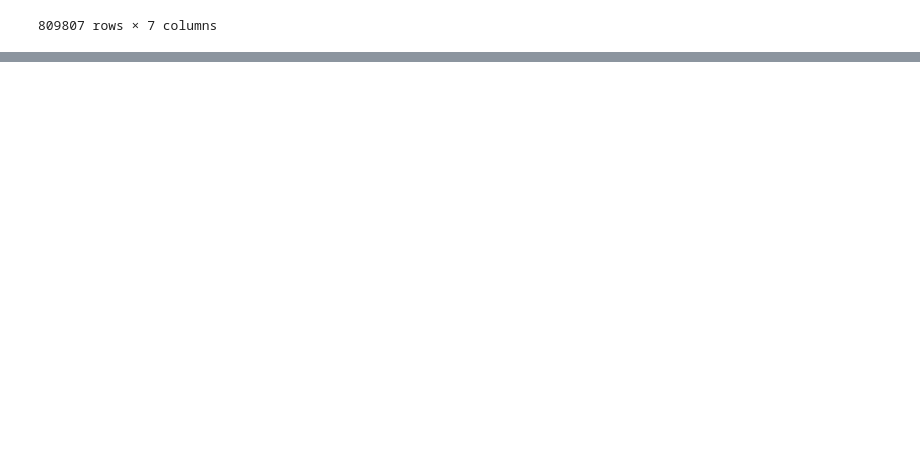
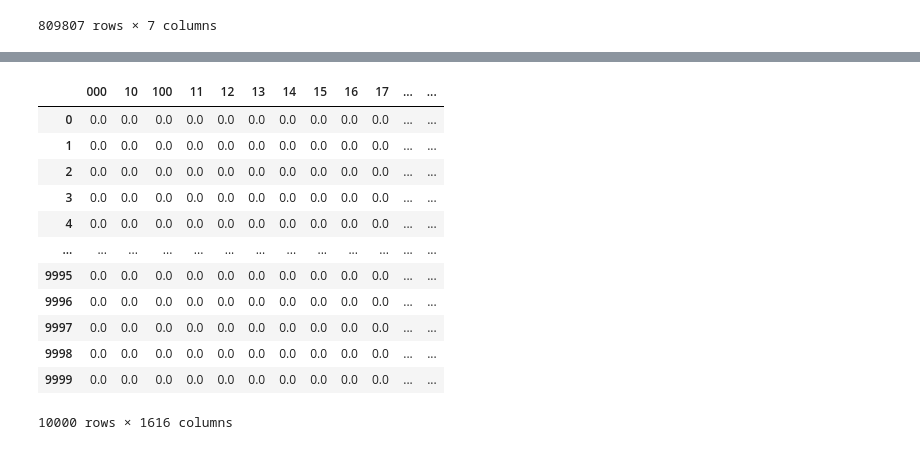
Before and after one commit to DMODPevahouse/ai_enabled_system, a Jupyter notebook: modal_movie_review_analyzer/exploratory_analysis.ipynb, the cells around one changed output, grey strips where cells are left out. Saved outputs shown, nothing was run; the diff lists cells and outputs as text; code cells hidden in the pictures; blank space fills up the shorter version.

Commit message:
closing in on movie review

```diff
--- a/modal_movie_review_analyzer/exploratory_analysis.ipynb
+++ b/modal_movie_review_analyzer/exploratory_analysis.ipynb
@@ -616,0 +625,2 @@ to_export_df
+# %%
+model = Movie_Review_Model("output.csv")
@@ -616,0 +647,28 @@ to_export_df
+# %%
+model.train()
+# %%
+import pickle
+
+# save the model to a file
+with open('model.pkl', 'wb') as f:
+    pickle.dump(model, f)
+
+# load the model from the file
+with open('model.pkl', 'rb') as f:
+    loaded_model = pickle.load(f)
+# %%
+loaded_model.etl.data
+# %% [output]
+|  | 000 | 10 | 100 | 11 | 12 | 13 | 14 | 15 | 16 | 17 | ... | ... |
+| 0 | 0.0 | 0.0 | 0.0 | 0.0 | 0.0 | 0.0 | 0.0 | 0.0 | 0.0 | 0.0 | ... | ... |
+| 1 | 0.0 | 0.0 | 0.0 | 0.0 | 0.0 | 0.0 | 0.0 | 0.0 | 0.0 | 0.0 | ... | ... |
+| 2 | 0.0 | 0.0 | 0.0 | 0.0 | 0.0 | 0.0 | 0.0 | 0.0 | 0.0 | 0.0 | ... | ... |
+| 3 | 0.0 | 0.0 | 0.0 | 0.0 | 0.0 | 0.0 | 0.0 | 0.0 | 0.0 | 0.0 | ... | ... |
+| 4 | 0.0 | 0.0 | 0.0 | 0.0 | 0.0 | 0.0 | 0.0 | 0.0 | 0.0 | 0.0 | ... | ... |
+| ... | ... | ... | ... | ... | ... | ... | ... | ... | ... | ... | ... | ... |
+| 9995 | 0.0 | 0.0 | 0.0 | 0.0 | 0.0 | 0.0 | 0.0 | 0.0 | 0.0 | 0.0 | ... | ... |
+| 9996 | 0.0 | 0.0 | 0.0 | 0.0 | 0.0 | 0.0 | 0.0 | 0.0 | 0.0 | 0.0 | ... | ... |
+| 9997 | 0.0 | 0.0 | 0.0 | 0.0 | 0.0 | 0.0 | 0.0 | 0.0 | 0.0 | 0.0 | ... | ... |
+| 9998 | 0.0 | 0.0 | 0.0 | 0.0 | 0.0 | 0.0 | 0.0 | 0.0 | 0.0 | 0.0 | ... | ... |
+| 9999 | 0.0 | 0.0 | 0.0 | 0.0 | 0.0 | 0.0 | 0.0 | 0.0 | 0.0 | 0.0 | ... | ... |
+10000 rows × 1616 columns
```
Also changed, not shown: parts of 8 cells of this notebook, 9 other files.
